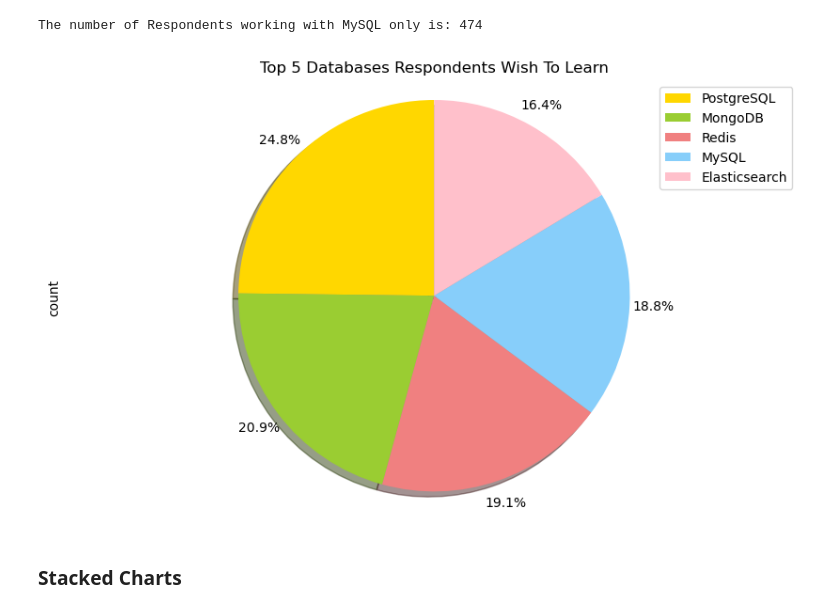
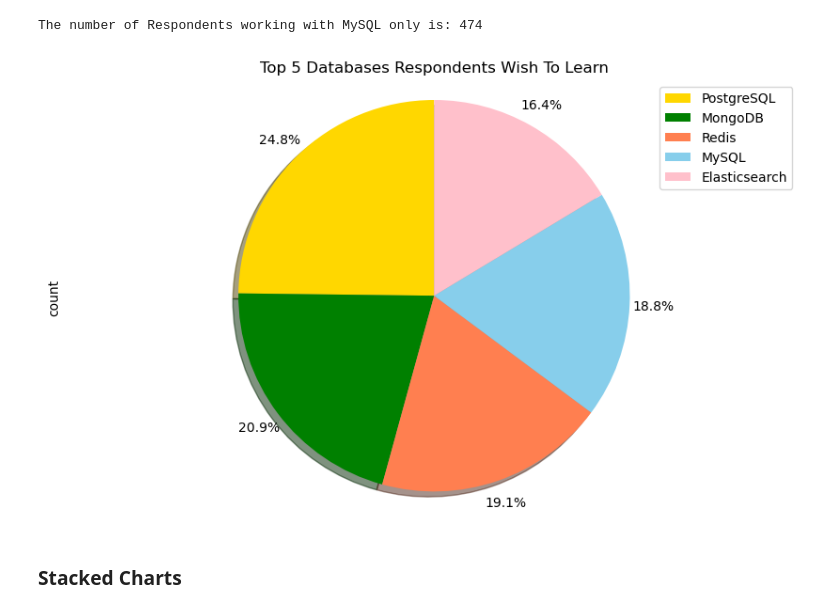
Before and after one commit to Rskowal/Data-Analyst-Projects, a Jupyter notebook: M4DataVisualization-lab.ipynb, the cells around one changed output. Saved outputs shown, nothing was run; the diff lists cells and outputs as text; code cells hidden in the pictures.

```diff
--- a/M4DataVisualization-lab.ipynb
+++ b/M4DataVisualization-lab.ipynb
@@ -317,29 +358,29 @@ The number of Respondents working with MySQL only is: 474
 # %%
 #Create a pie chart of the top 5 databases that respondents wish to learn next year. Label the pie chart with database names. Display percentages of each database on the pie chart.
 
 # your code goes here
 QUERY = """
 SELECT DatabaseDesireNextYear, count(*) as count
 from DatabaseDesireNextYear
 GROUP BY DatabaseDesireNextYear
 ORDER BY count(DatabaseDesireNextYear)
 DESC
 LIMIT 5
 
 """
 
 df=pd.read_sql_query(QUERY,conn)
 df.set_index('DatabaseDesireNextYear', inplace=True)
-colors_list=['gold', 'yellowgreen', 'lightcoral', 'lightskyblue', 'pink']
+colors_list=['gold', 'green', 'coral', 'skyblue', 'pink']
 
 df['count'].plot(kind='pie', figsize=(10,6), autopct='%1.1f%%', labels=None, startangle=90, colors=colors_list, shadow=True, pctdistance=1.12)
 
 plt.legend(labels=df.index, loc='upper right')
 plt.title('Top 5 Databases Respondents Wish To Learn')
 plt.axis('equal')
 plt.show()
 # %% [output]
-[figure, old version]
+[figure, new version]
 # %% [markdown]
 ### Stacked Charts
 # %% [markdown]
```
Also changed, not shown: parts of 5 cells of this notebook, 1 other file.
